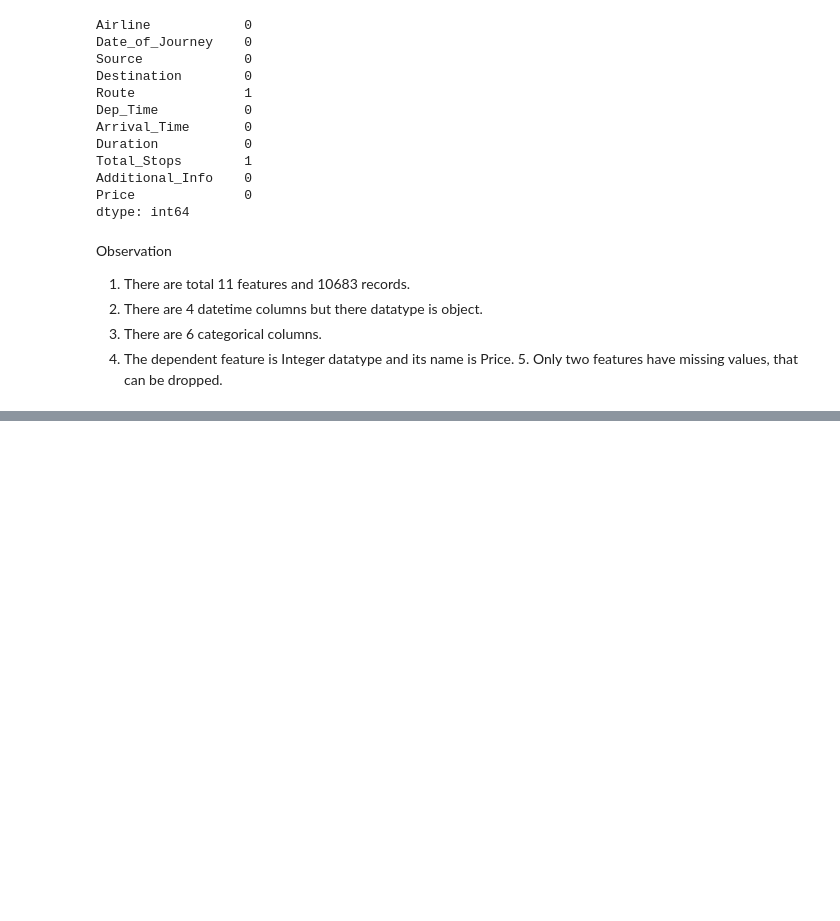
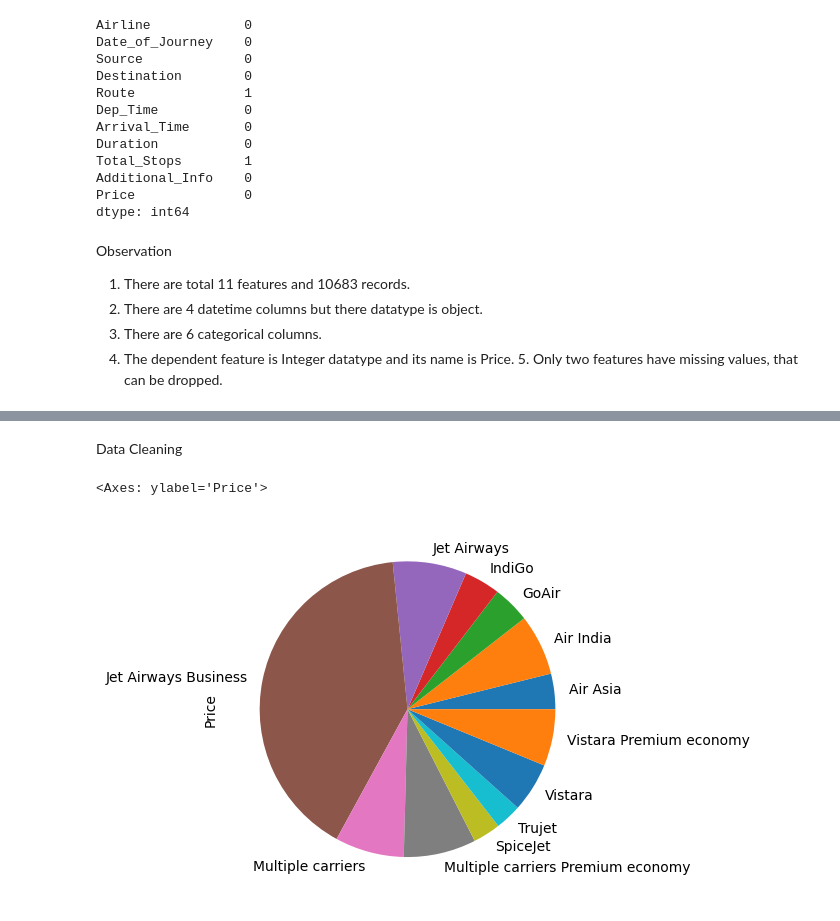
Before and after one commit to ShashiDivs/EDA, a Jupyter notebook: flightfare.ipynb, the cells around one changed output, grey strips where cells are left out. Cells and saved outputs as stored; diff of their text form; code cells hidden in the pictures; blank space fills up the shorter version.

```diff
--- a/flightfare.ipynb
+++ b/flightfare.ipynb
@@ -109,0 +210,7 @@ data.select_dtypes(exclude=['O'])
+# %% [markdown]
+Data Cleaning
+# %%
+data.groupby('Airline')['Price'].mean().plot(kind='pie')
+# %% [output]
+<Axes: ylabel='Price'>
+[figure, added]
```
Also changed, not shown: parts of 8 cells of this notebook, 17 other files.
